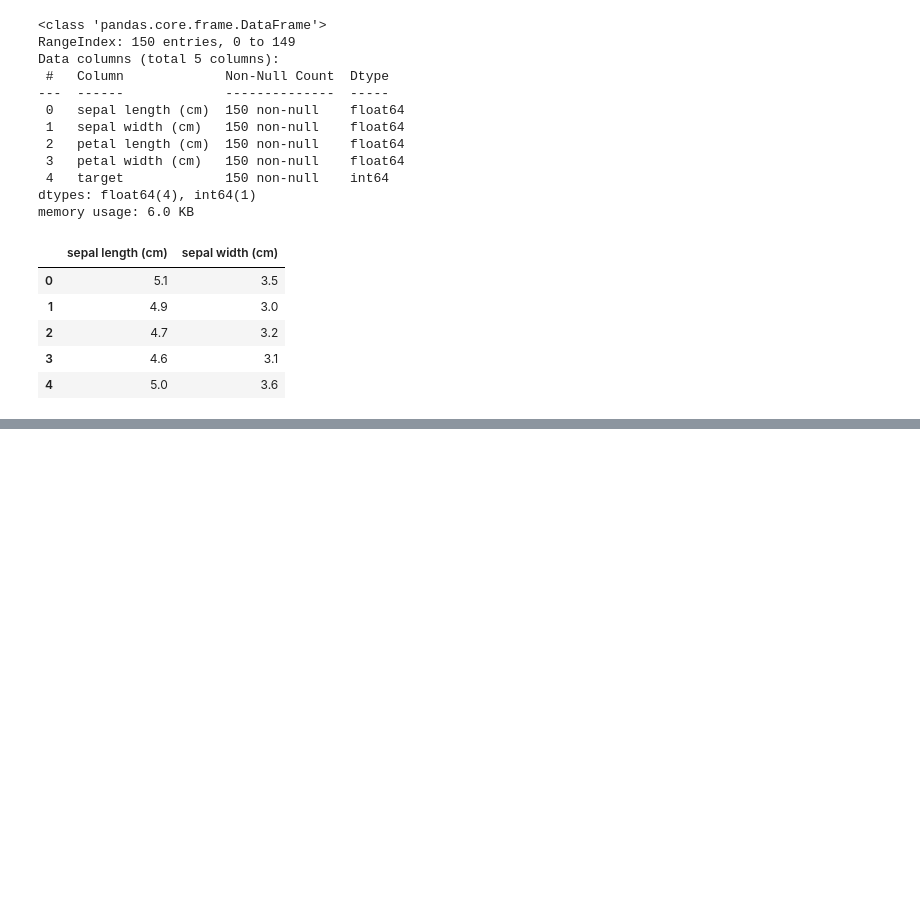
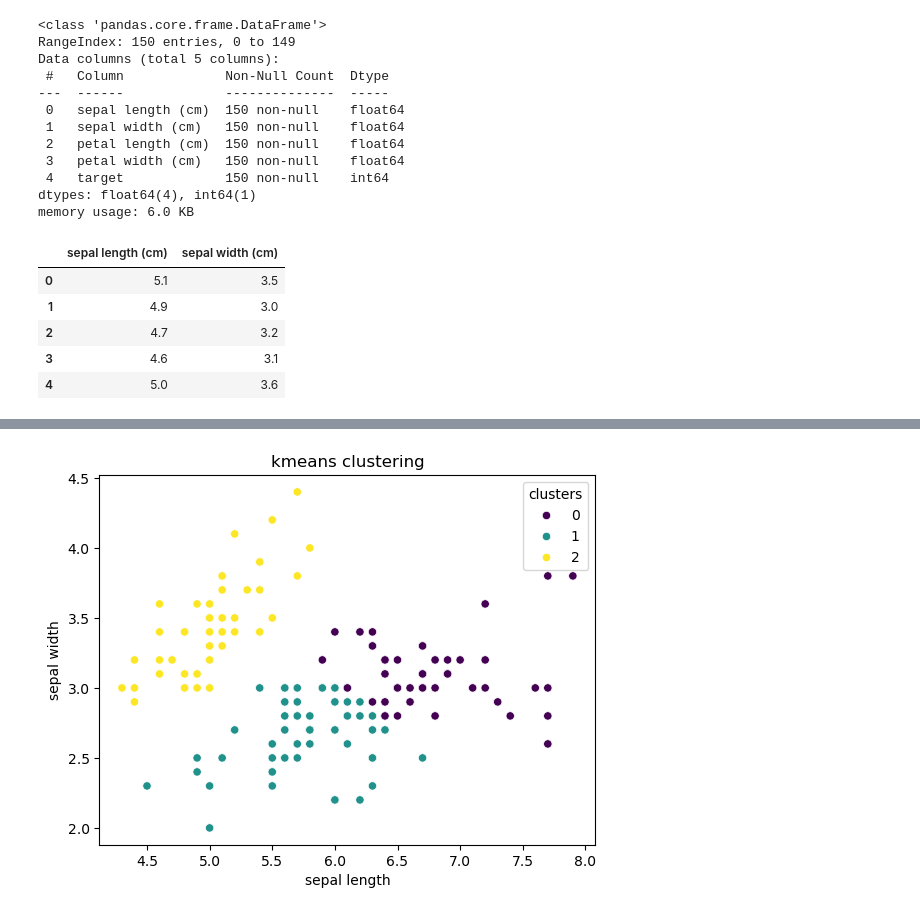
Before and after one commit to msanimfarhan/Machine-Learning-July, a Jupyter notebook: Unsupervised-K-Means.ipynb, the cells around one changed output, grey strips where cells are left out. Cells and saved outputs as stored; diff of their text form; code cells hidden in the pictures; blank space fills up the shorter version.

Commit message:
Implemented K-means clustering algo in iris dataset

```diff
--- a/Unsupervised-K-Means.ipynb
+++ b/Unsupervised-K-Means.ipynb
@@ -72,3 +74,6 @@ X.head()
 # %%
 scaler =  StandardScaler()
 X_scaled = scaler.fit_transform(X)
+# %%
+kmeans = KMeans(n_clusters=3,init='k-means++',max_iter=400,random_state=42)
+kmeans.fit(X_scaled)
@@ -74,0 +87,2 @@ X_scaled = scaler.fit_transform(X)
+# %%
+df['clusters'] = kmeans.labels_
@@ -74,0 +98,13 @@ X_scaled = scaler.fit_transform(X)
+# %%
+sns.scatterplot(
+    x=df['sepal length (cm)'],
+    y=df['sepal width (cm)'],
+    hue=df['clusters'],
+    palette='viridis'
+)
+plt.xlabel("sepal length")
+plt.ylabel("sepal width")
+plt.title("kmeans clustering")
+plt.show()
+# %% [output]
+[figure, added]
```
Also changed, not shown: parts of 4 cells of this notebook.
